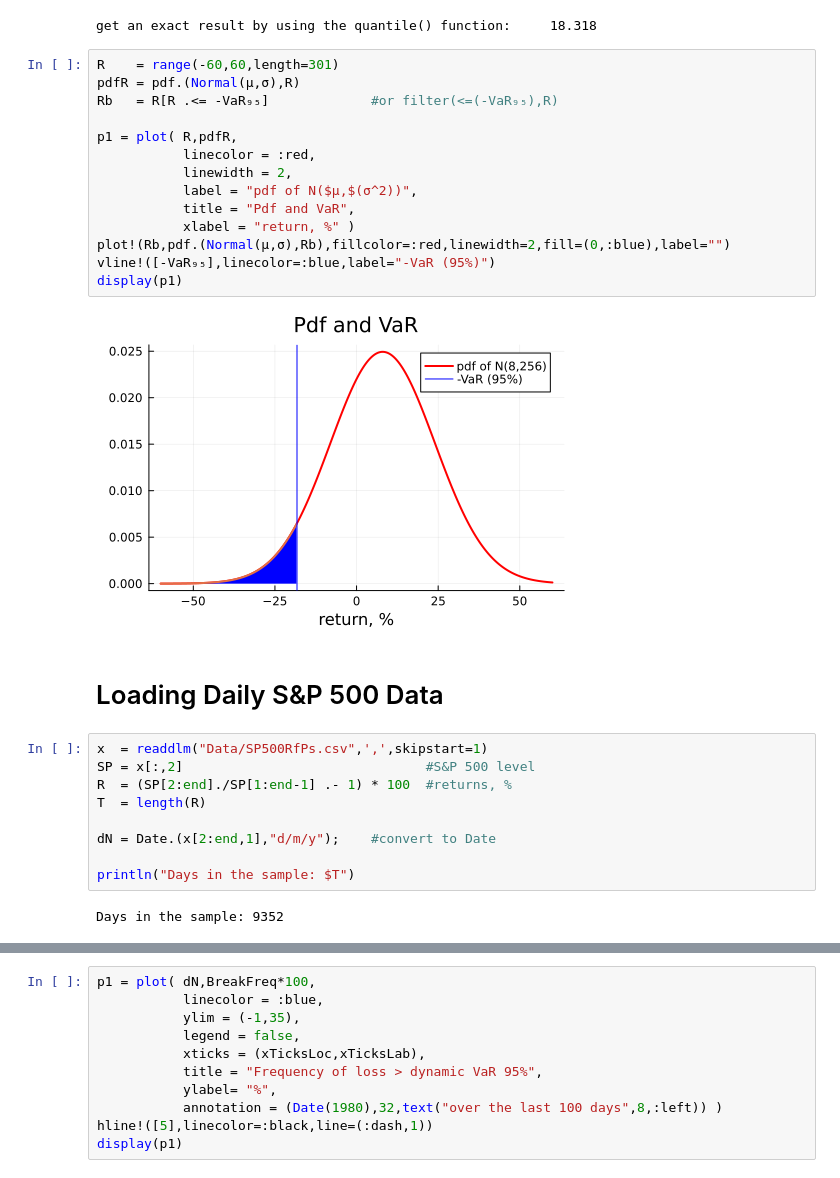
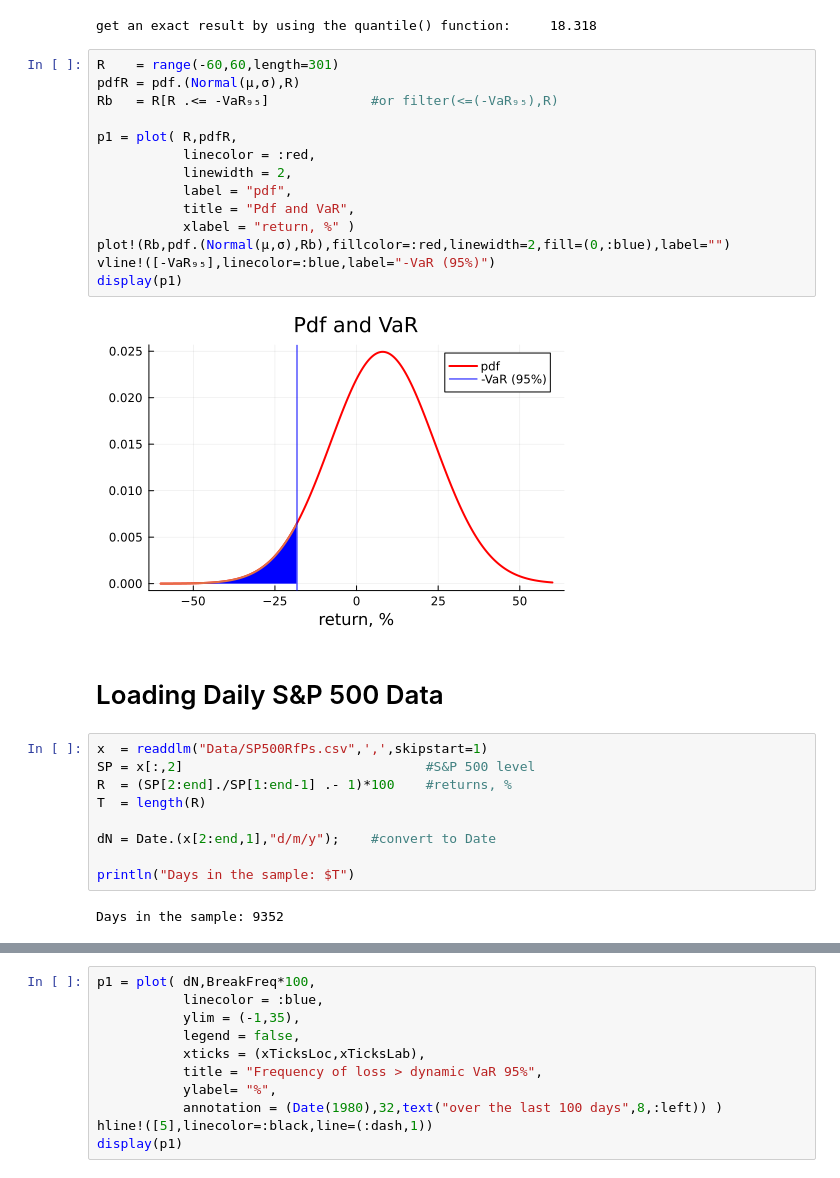
Before and after one commit to PaulSoderlind/FinancialTheoryMSc, a Jupyter notebook: Ch09_RiskMeasures.ipynb, the cells around one changed output, grey strips where cells are left out. Saved outputs shown, nothing was run; the diff lists cells and outputs as text.

```diff
--- a/Ch09_RiskMeasures.ipynb
+++ b/Ch09_RiskMeasures.ipynb
@@ -46,25 +46,25 @@ get an exact result by using the quantile() function:     18.318
 # %%
 R    = range(-60,60,length=301)
 pdfR = pdf.(Normal(μ,σ),R)
 Rb   = R[R .<= -VaR₉₅]             #or filter(<=(-VaR₉₅),R)
 
 p1 = plot( R,pdfR,
            linecolor = :red,
            linewidth = 2,
-           label = "pdf of N($μ,$(σ^2))",
+           label = "pdf",
            title = "Pdf and VaR",
            xlabel = "return, %" )
 plot!(Rb,pdf.(Normal(μ,σ),Rb),fillcolor=:red,linewidth=2,fill=(0,:blue),label="")
 vline!([-VaR₉₅],linecolor=:blue,label="-VaR (95%)")
 display(p1)
 # %% [output]
-[figure, old version]
+[figure, new version]
 # %% [markdown]
 # Loading Daily S&P 500 Data
 # %%
 x  = readdlm("Data/SP500RfPs.csv",',',skipstart=1)
 SP = x[:,2]                               #S&P 500 level
-R  = (SP[2:end]./SP[1:end-1] .- 1) * 100  #returns, %
+R  = (SP[2:end]./SP[1:end-1] .- 1)*100    #returns, %
 T  = length(R)
 
 dN = Date.(x[2:end,1],"d/m/y");    #convert to Date
```
Also changed, not shown: parts of 16 cells of this notebook.
